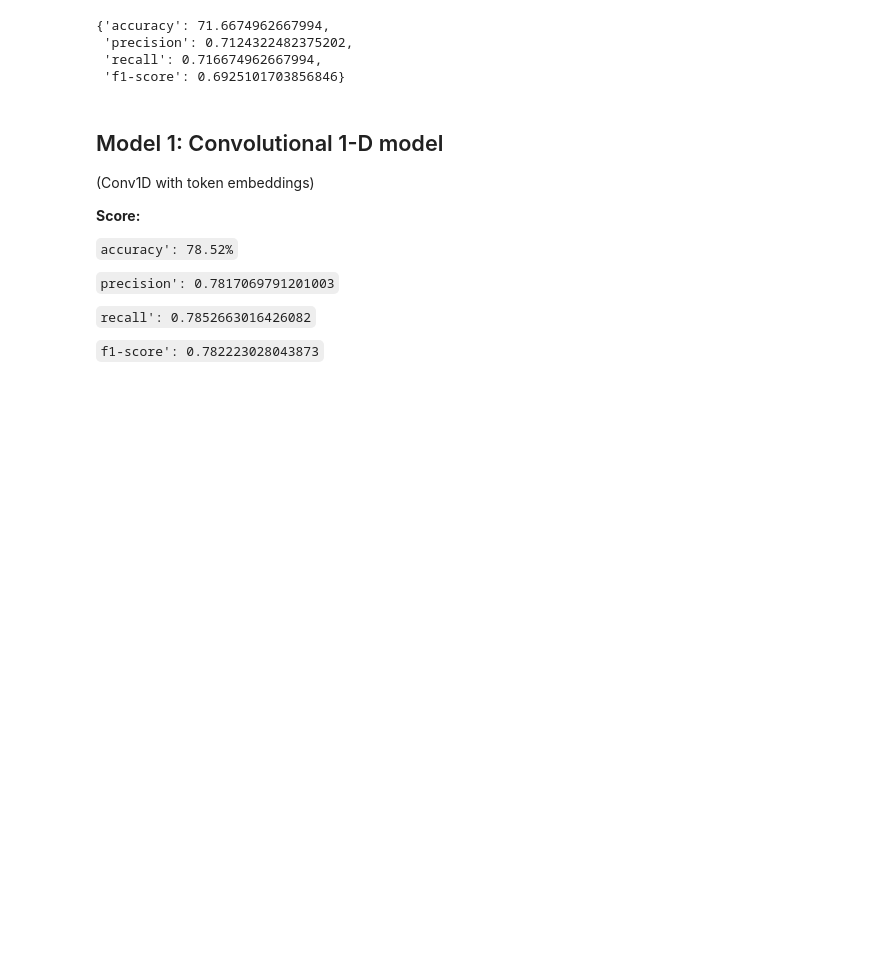
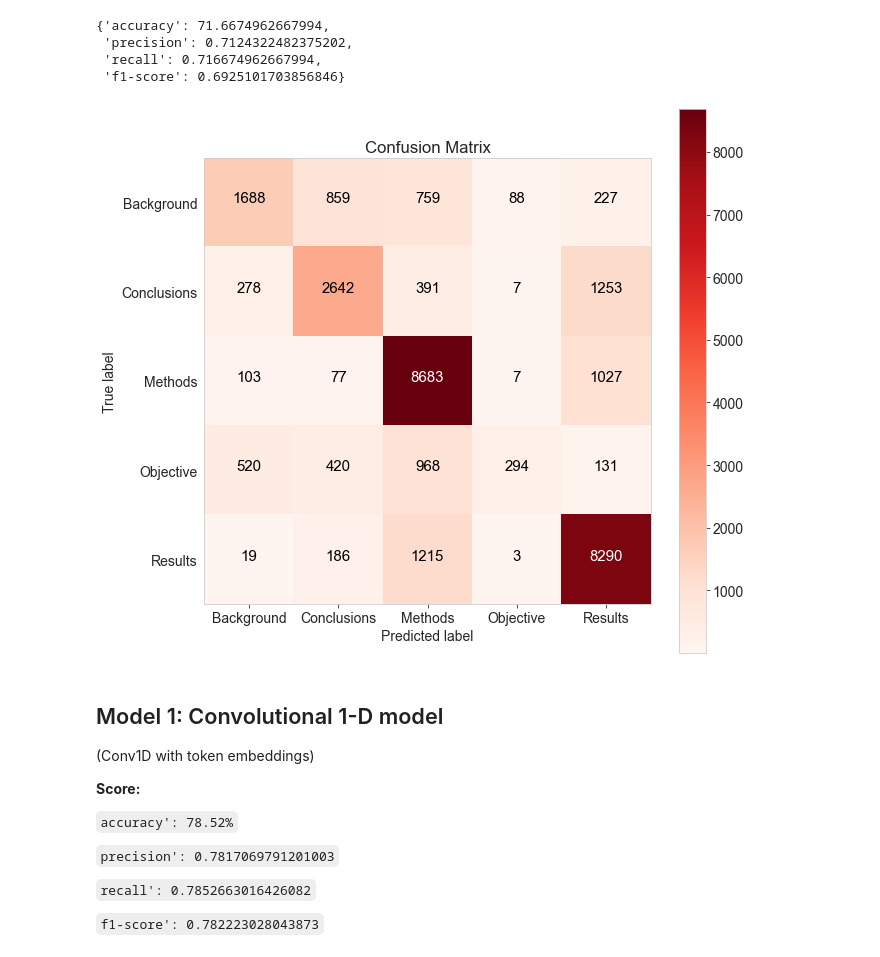
Before and after one commit to Maverick1617/Data_Science, a Jupyter notebook: Paper Implementation/PubMed 200k RCT/Notebook.ipynb, the cells around one changed output. Saved outputs shown, nothing was run; the diff lists cells and outputs as text; code cells hidden in the pictures; blank space fills up the shorter version.

```diff
--- a/Paper Implementation/PubMed 200k RCT/Notebook.ipynb
+++ b/Paper Implementation/PubMed 200k RCT/Notebook.ipynb
@@ -165,6 +165,12 @@ model_0_res
  'precision': 0.7124322482375202,
  'recall': 0.716674962667994,
  'f1-score': 0.6925101703856846}
+# %%
+mat_class = [i[0] + i[1:].lower() for i in class_names]
+# %%
+niffo_plotter.plot_confusion_matrix(y_true=etest_labels, y_predict=model_0_preds, classes=mat_class)
+# %% [output]
+[figure, added]
 # %% [markdown]
 ## Model 1: Convolutional 1-D model
 (Conv1D with token embeddings)
```
Also changed, not shown: parts of 39 cells of this notebook, 1 other file.
